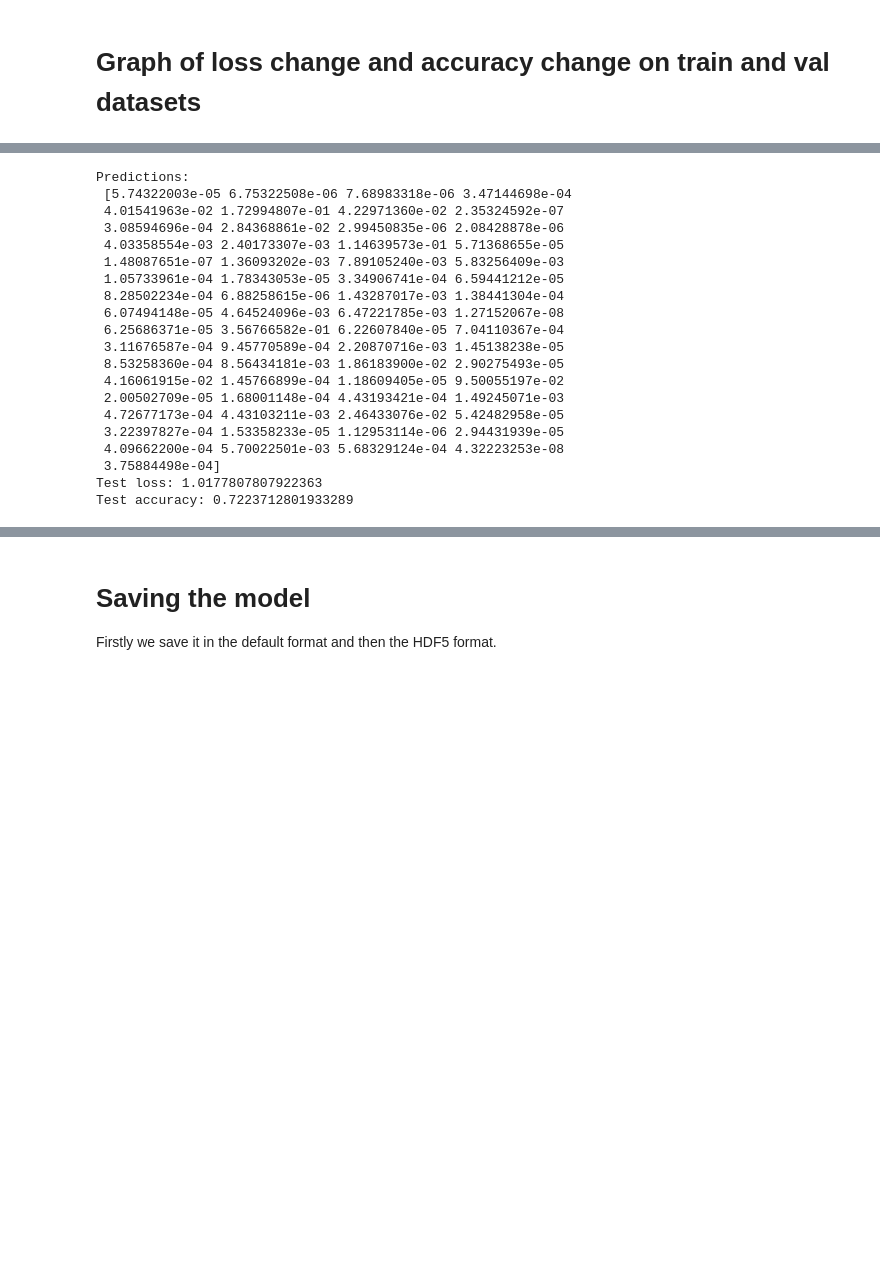
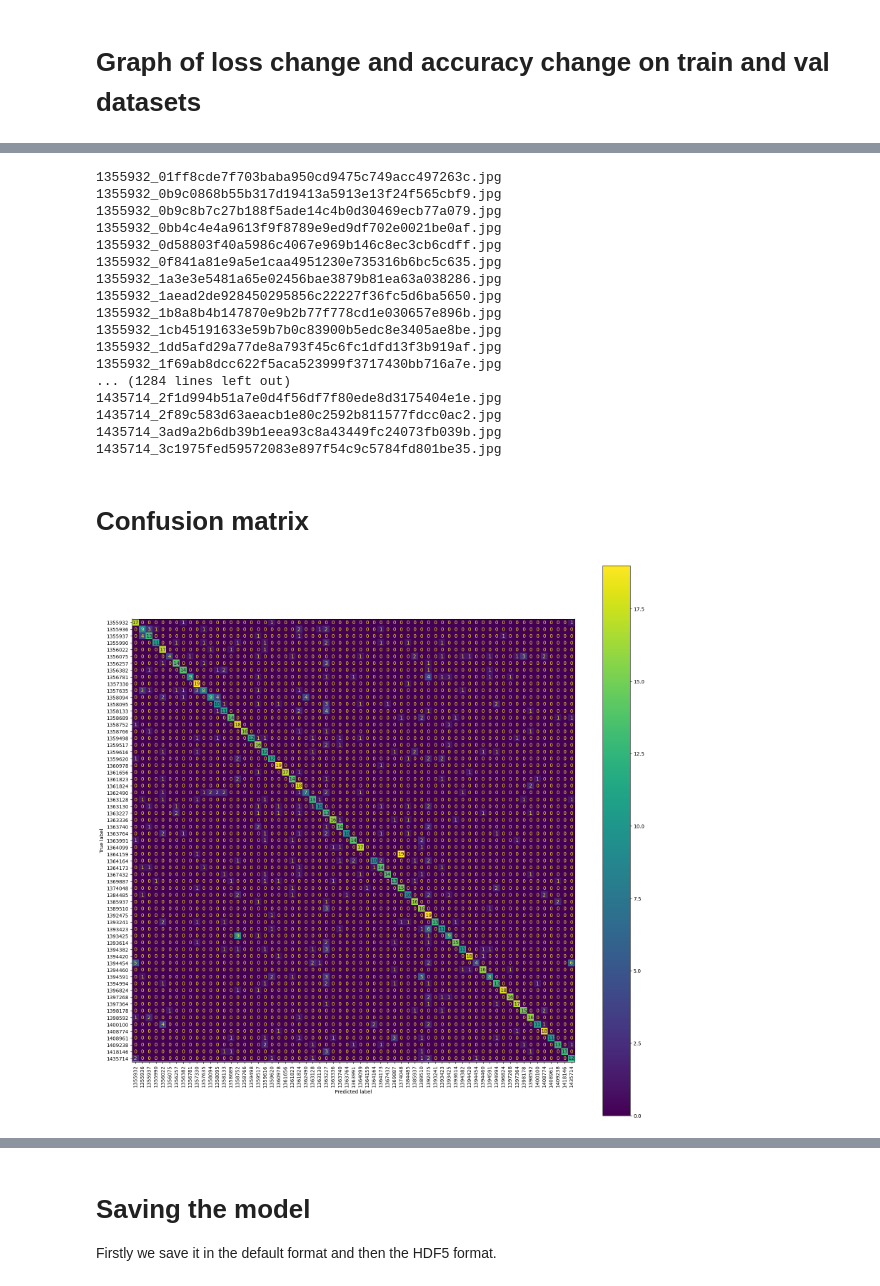
Before and after one commit to zala-lahovnik/BotaniAI, a Jupyter notebook: Classification/Classification.ipynb, the cells around one changed output, grey strips where cells are left out. Saved outputs shown, nothing was run; the diff lists cells and outputs as text; code cells hidden in the pictures; blank space fills up the shorter version.

Commit message:
feat(classification): add metrics to model
Change the prediction process, add metrics for model evaluation and confusion matrix.

```diff
--- a/Classification/Classification.ipynb
+++ b/Classification/Classification.ipynb
@@ -225,29 +215,53 @@ Val accuracy: 0.7229616641998291
+# %%
+def get_plant_species(filename: str):
+    spl = filename.split('_')
+    return spl[0]
 # %%
-predictions = model.predict(test_ds)
-#print('Predictions:\n', predictions.numpy())
+test_folder = pathlib.Path('./data/test_together')
+test_images = list(test_folder.glob('*.jp*'))
+
+y_pred = []
+y_true = []
 # %%
-print('Predictions:\n', predictions[np.argmax(tf.nn.softmax(predictions[0]))])
-test_scores = model.evaluate(test_ds, verbose=0)
-print('Test loss:', test_scores[0])
-print('Test accuracy:', test_scores[1])
+for file in test_images:
+    print(file.name)
+    img = keras.preprocessing.image.load_img('./data/test_together/' + file.name, target_size=image_size)
+    img_array = keras.preprocessing.image.img_to_array(img)
+    img_array = tf.expand_dims(img_array, 0)
+
+    # Saving the predictions
+    pred = model.predict(img_array)
+
+    # Finding the correct prediction
+    y_pred.append(species[np.argmax(tf.nn.softmax(pred[0]))])
+
+    y_true.append(get_plant_species(file.name))
 # %% [output]
-Predictions:
- [5.74322003e-05 6.75322508e-06 7.68983318e-06 3.47144698e-04
- 4.01541963e-02 1.72994807e-01 4.22971360e-02 2.35324592e-07
- 3.08594696e-04 2.84368861e-02 2.99450835e-06 2.08428878e-06
- 4.03358554e-03 2.40173307e-03 1.14639573e-01 5.71368655e-05
- 1.48087651e-07 1.36093202e-03 7.89105240e-03 5.83256409e-03
- 1.05733961e-04 1.78343053e-05 3.34906741e-04 6.59441212e-05
- 8.28502234e-04 6.88258615e-06 1.43287017e-03 1.38441304e-04
- 6.07494148e-05 4.64524096e-03 6.47221785e-03 1.27152067e-08
- 6.25686371e-05 3.56766582e-01 6.22607840e-05 7.04110367e-04
- 3.11676587e-04 9.45770589e-04 2.20870716e-03 1.45138238e-05
- 8.53258360e-04 8.56434181e-03 1.86183900e-02 2.90275493e-05
- 4.16061915e-02 1.45766899e-04 1.18609405e-05 9.50055197e-02
- 2.00502709e-05 1.68001148e-04 4.43193421e-04 1.49245071e-03
- 4.72677173e-04 4.43103211e-03 2.46433076e-02 5.42482958e-05
- 3.22397827e-04 1.53358233e-05 1.12953114e-06 2.94431939e-05
- 4.09662200e-04 5.70022501e-03 5.68329124e-04 4.32223253e-08
- 3.75884498e-04]
-Test loss: 1.0177807807922363
-Test accuracy: 0.7223712801933289
+1355932_01ff8cde7f703baba950cd9475c749acc497263c.jpg
+1355932_0b9c0868b55b317d19413a5913e13f24f565cbf9.jpg
+1355932_0b9c8b7c27b188f5ade14c4b0d30469ecb77a079.jpg
+1355932_0bb4c4e4a9613f9f8789e9ed9df702e0021be0af.jpg
+1355932_0d58803f40a5986c4067e969b146c8ec3cb6cdff.jpg
+1355932_0f841a81e9a5e1caa4951230e735316b6bc5c635.jpg
+1355932_1a3e3e5481a65e02456bae3879b81ea63a038286.jpg
+1355932_1aead2de928450295856c22227f36fc5d6ba5650.jpg
+1355932_1b8a8b4b147870e9b2b77f778cd1e030657e896b.jpg
+1355932_1cb45191633e59b7b0c83900b5edc8e3405ae8be.jpg
+1355932_1dd5afd29a77de8a793f45c6fc1dfd13f3b919af.jpg
+1355932_1f69ab8dcc622f5aca523999f3717430bb716a7e.jpg
+... (1284 lines left out)
+1435714_2f1d994b51a7e0d4f56df7f80ede8d3175404e1e.jpg
+1435714_2f89c583d63aeacb1e80c2592b811577fdcc0ac2.jpg
+1435714_3ad9a2b6db39b1eea93c8a43449fc24073fb039b.jpg
+1435714_3c1975fed59572083e897f54c9c5784fd801be35.jpg
+# %% [markdown]
+# Confusion matrix
+# %%
+matrix = confusion_matrix(y_true=y_true, y_pred=y_pred)
+matrix_display = ConfusionMatrixDisplay(matrix, display_labels=species)
+fig, ax = plt.subplots(figsize=(20,20))
+matrix_display.plot(ax=ax)
+plt.xticks(rotation=90)
+plt.show()
+# %% [output]
+[figure, added]
```
Also changed, not shown: parts of 11 cells of this notebook.
